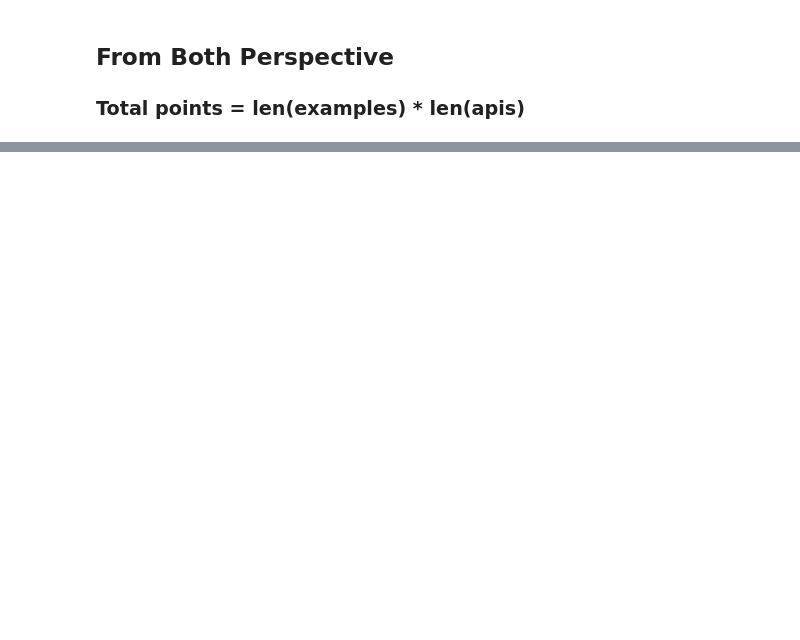
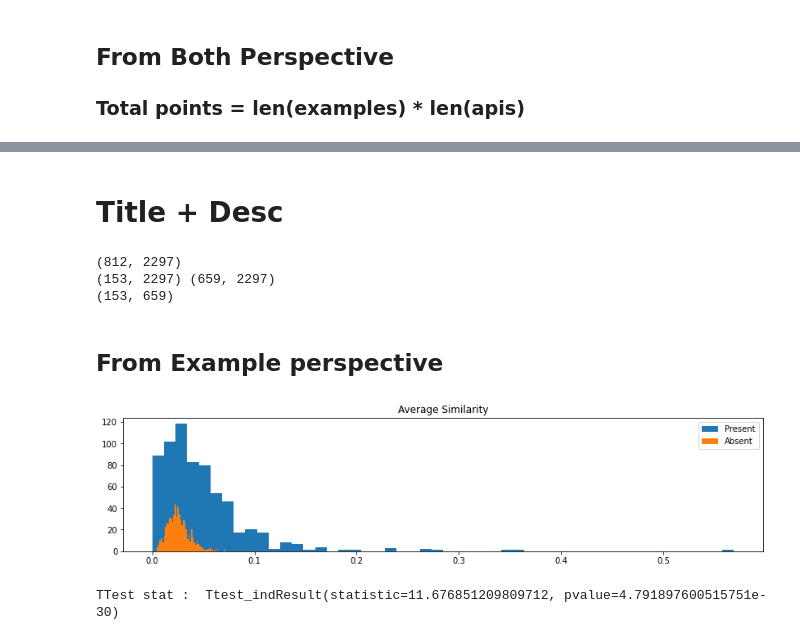
Before and after one commit to saikat107/mahout, a Jupyter notebook: analysis_with_documentation.ipynb, the cells around one changed output, grey strips where cells are left out. Drawn from its saved outputs; the diff is of its cells as text; code cells hidden in the pictures; blank space fills up the shorter version.

```diff
--- a/analysis_with_documentation.ipynb
+++ b/analysis_with_documentation.ipynb
@@ -307,0 +358,75 @@ plt.show()
+# %% [markdown]
+# Title + Desc
+# %%
+sentences = []
+apis = []
+for point in all_about_dataframe_apis:
+    sentences.append(preprocess(point["doc"]))
+    apis.append(point["api"])
+
+for answer in all_taken_answers:
+    ques = answer["question"]
+    title = ques["title"]
+    desc = ques["ques_desc"]
+    sentences.append(preprocess(title + " " + desc))
+    pass
+
+from sklearn.feature_extraction.text import TfidfVectorizer
+vectorizer = TfidfVectorizer()
+X = vectorizer.fit_transform(sentences)
+print(X.shape)
+
+documentation_features = X[:len(all_about_dataframe_apis), :]
+example_features = X[len(all_about_dataframe_apis):, :]
+print(documentation_features.shape, example_features.shape)
+
+from sklearn.metrics.pairwise import cosine_similarity
+similarity_results = cosine_similarity(documentation_features, example_features)
+print(similarity_results.shape)
+# %% [output]
+(812, 2297)
+(153, 2297) (659, 2297)
+(153, 659)
+# %% [markdown]
+## From Example perspective
+# %%
+overlap_p_ques = []
+overlap_a_ques = []
+for exidx, example in enumerate(all_taken_answers):
+    code = example["answer"]["code"]
+    present_scores, absent_scores = [], []
+    for api_idx, api in enumerate(apis):
+        api = str(api)
+        found = False
+        for c in code:
+            if api in c:
+                found = True
+                break
+        if found:
+            present_scores.append(similarity_results[api_idx, exidx])
+        else:
+            absent_scores.append(similarity_results[api_idx, exidx])
+    overlap_p_ques.append(
+        np.mean(present_scores) if len(present_scores) > 0 else 0.0
+    )
+    overlap_a_ques.append(
+        np.mean(absent_scores) if len(absent_scores) > 0 else 0.0,
+    )
+
+import matplotlib.pyplot as plt
+plt.figure(figsize=(14,3))
+plt.hist(overlap_p_ques, label="Present", bins=50)
+# plt.title("Average Similarity if PRESENT APIs")
+# plt.show()
+# plt.figure(figsize=(14, 3))
+plt.hist(overlap_a_ques, label="Absent", bins=50)
+plt.title("Average Similarity")
+plt.legend()
+plt.show()
+
+from scipy import stats
+ttest_result = stats.ttest_ind(overlap_p_ques, overlap_a_ques)
+print("TTest stat : ", ttest_result)
+# %% [output]
+[figure, added]
+TTest stat :  Ttest_indResult(statistic=11.676851209809712, pvalue=4.791897600515751e-30)
```
Also changed, not shown: parts of 13 cells of this notebook.
